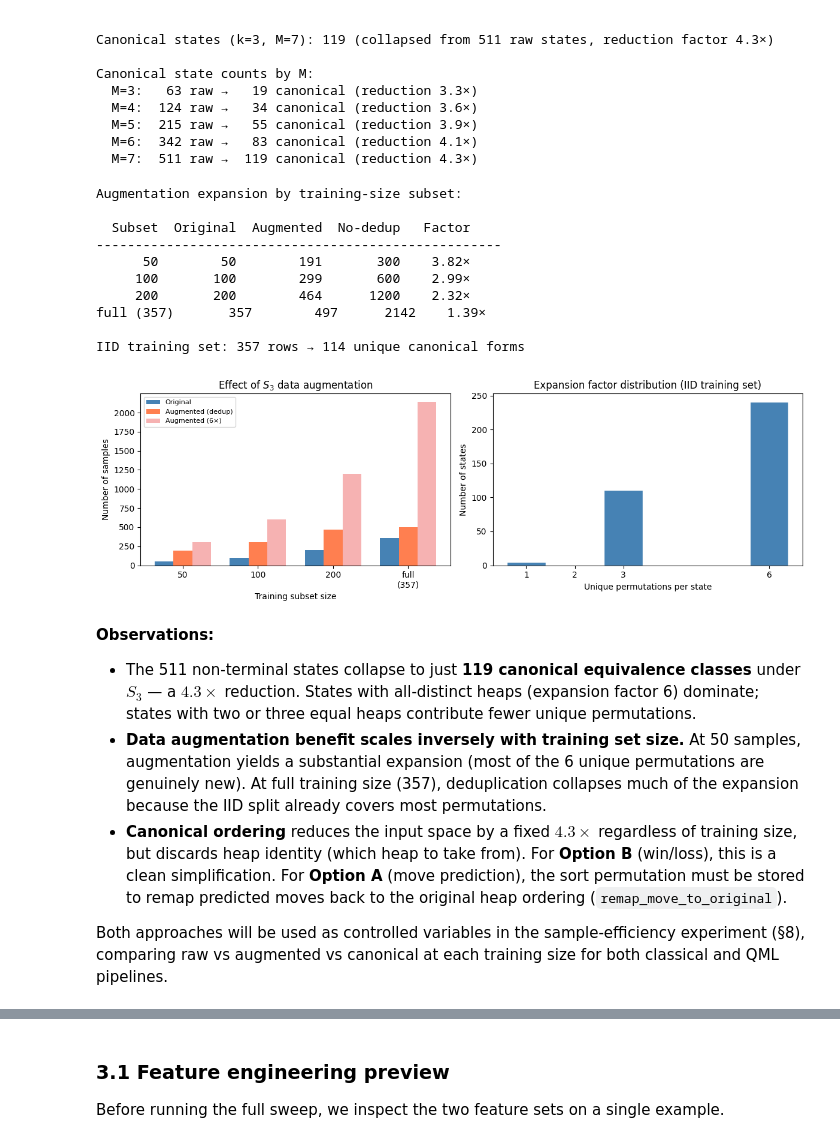
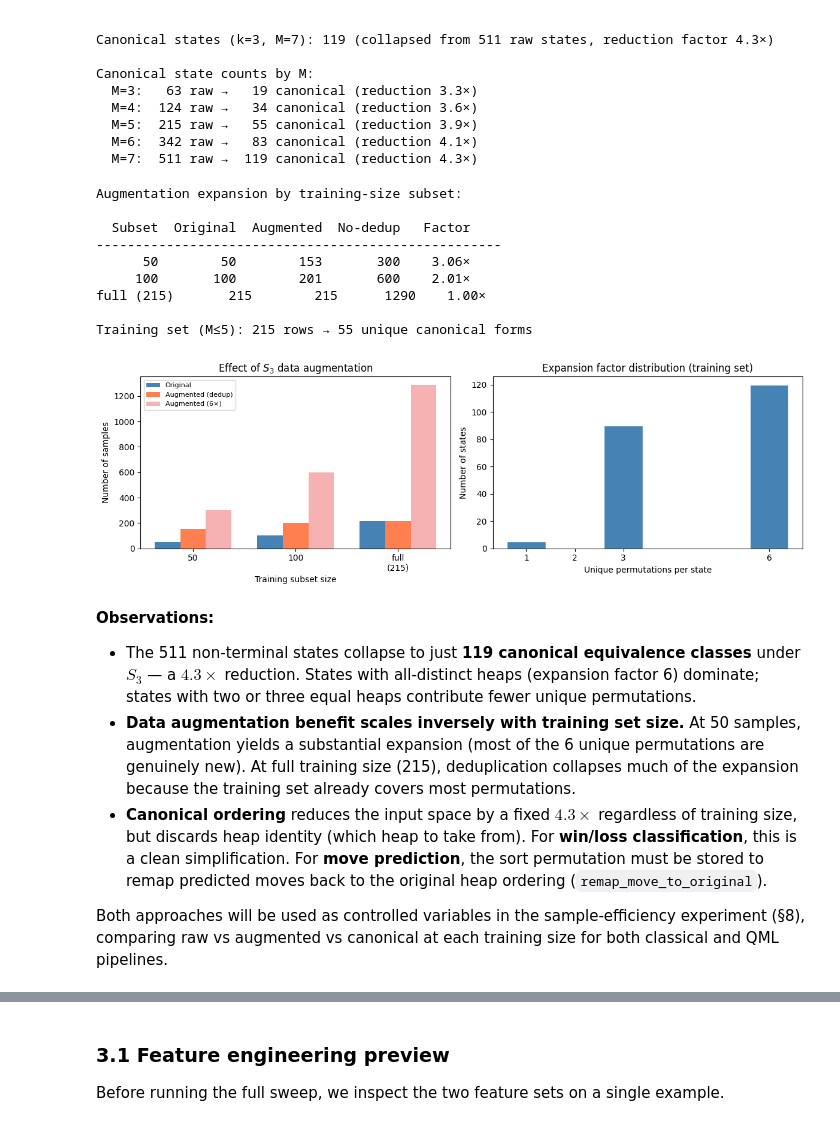
Before and after one commit to gelbh/comp47950-qml-project, a Jupyter notebook: notebooks/qml_project.ipynb, the cells around one changed output, grey strips where cells are left out. Cells and saved outputs as stored; diff of their text form; code cells hidden in the pictures.

```diff
--- a/notebooks/qml_project.ipynb
+++ b/notebooks/qml_project.ipynb
@@ -257,25 +254,20 @@ Three complementary strategies address the class imbalance:
 # %%
-iid = iid_split(dataset, random_state=42)
-subsets = training_subsets(iid.X_train, iid.y_train, sizes=[50, 100, 200],
+ood = ood_split(k=3, M_train=5, M_test=7, random_state=42)
+subsets = training_subsets(ood.X_train, ood.y_train, sizes=[50, 100],
                           random_state=42)
-ood = ood_split(k=3, M_train=5, M_test=7, random_state=42)
 
 named_splits = {
-    "IID Train": iid.y_train,
-    "IID Val": iid.y_val,
-    "IID Test": iid.y_test,
+    "Train (M≤5)": ood.y_train,
+    "Test (M>5)": ood.y_test,
     "Subset 50": subsets[50].y,
     "Subset 100": subsets[100].y,
-    "Subset 200": subsets[200].y,
-    "OOD Train (M ≤ 5)": ood.y_train,
-    "OOD Test (M > 5)": ood.y_test,
 }
 
 balance_splits = split_class_balance(named_splits)
-print("Class balance across all data splits:")
+print("Class balance across train, test, and training-size subsets:")
 display(balance_splits)
 
-weights = compute_class_weights(iid.y_train)
-print(f"\nClass weights (IID training set): losing (0) = {weights[0]:.2f}, winning (1) = {weights[1]:.2f}")
+weights = compute_class_weights(ood.y_train)
+print(f"\nClass weights (training set, 215 samples): losing (0) = {weights[0]:.2f}, winning (1) = {weights[1]:.2f}")
 print(f"  → Losing examples receive {weights[0]/weights[1]:.1f}× the weight of winning examples.")
 # %% [output]
@@ -310,6 +296,6 @@ IID split sizes (M = 7, stratified by win/loss):
 # %%
 print("Training-size subsets for sample-efficiency sweep:")
-for key in [50, 100, 200, "full"]:
+for key in [50, 100, "full"]:
     s = subsets[key]
     print(f"  {str(key):>4s}: {s.size} samples")
 # %% [output]
@@ -399,7 +384,7 @@ print("Augmentation expansion by training-size subset:\n")
 print(f"{'Subset':>8}  {'Original':>8}  {'Augmented':>9}  {'No-dedup':>8}  {'Factor':>7}")
 print("-" * 52)
 
-for key in [50, 100, 200, "full"]:
+for key in [50, 100, "full"]:
     sub = subsets[key]
     X_aug, y_aug = augment_s3(sub.X, sub.y, deduplicate=True)
     X_aug_nd, _ = augment_s3(sub.X, sub.y, deduplicate=False)
@@ -408,66 +393,65 @@ for key in [50, 100, 200, "full"]:
           f"{len(X_aug)/sub.size:>6.2f}×")
 
 # --- Canonical ordering of the training set ---
-X_canon, sort_perms = canonical_order(iid.X_train)
+X_canon, sort_perms = canonical_order(ood.X_train)
 n_unique_canon = len(np.unique(X_canon, axis=0))
-print(f"\nIID training set: {len(iid.X_train)} rows → "
+print(f"\nTraining set (M≤5): {len(ood.X_train)} rows → "
       f"{n_unique_canon} unique canonical forms")
 # %% [output]
 Augmentation expansion by training-size subset:
 
   Subset  Original  Augmented  No-dedup   Factor
 ----------------------------------------------------
-      50        50        191       300    3.82×
-     100       100        299       600    2.99×
-     200       200        464      1200    2.32×
-full (357)       357        497      2142    1.39×
+      50        50        153       300    3.06×
+     100       100        201       600    2.01×
+full (215)       215        215      1290    1.00×
 
-IID training set: 357 rows → 114 unique canonical forms
+Training set (M≤5): 215 rows → 55 unique canonical forms
 # %%
 fig, axes = plt.subplots(1, 2, figsize=(12, 4))
 
 # Left: augmented size vs original size for each subset
-subset_keys = [50, 100, 200, "full"]
+subset_keys = [50, 100, "full"]
 orig_sizes, aug_sizes, aug_nd_sizes = [], [], []
 for key in subset_keys:
     sub = subsets[key]
     X_a, _ = augment_s3(sub.X, sub.y, deduplicate=True)
     X_and, _ = augment_s3(sub.X, sub.y, deduplicate=False)
     orig_sizes.append(sub.size)
     aug_sizes.append(len(X_a))
     aug_nd_sizes.append(len(X_and))
 
 x_pos = np.arange(len(subset_keys))
 w = 0.25
 axes[0].bar(x_pos - w, orig_sizes, w, label="Original", color="steelblue")
 axes[0].bar(x_pos, aug_sizes, w, label="Augmented (dedup)", color="coral")
 axes[0].bar(x_pos + w, aug_nd_sizes, w, label="Augmented (6×)", color="lightcoral", alpha=0.6)
 axes[0].set_xticks(x_pos)
 axes[0].set_xticklabels([str(k) if isinstance(k, int) else f"full\n({subsets[k].size})" for k in subset_keys])
 axes[0].set_xlabel("Training subset size")
 axes[0].set_ylabel("Number of samples")
 axes[0].set_title("Effect of $S_3$ data augmentation")
 axes[0].legend(fontsize=8)
 
 # Right: per-state expansion factor distribution (full training set)
-stats = augmentation_stats(iid.X_train)
+stats = augmentation_stats(ood.X_train)
 counts = stats["n_unique_perms"].value_counts().sort_index()
 axes[1].bar(counts.index, counts.values, color="steelblue", edgecolor="white")
 axes[1].set_xlabel("Unique permutations per state")
 axes[1].set_ylabel("Number of states")
-axes[1].set_title("Expansion factor distribution (IID training set)")
+axes[1].set_title("Expansion factor distribution (training set)")
 axes[1].set_xticks([1, 2, 3, 6])
 
 plt.tight_layout()
 plt.show()
 # %% [output]
-[figure, old version]
+[figure, new version]
 # %% [markdown]
 **Observations:**
 
 - The 511 non-terminal states collapse to just **119 canonical equivalence classes** under $S_3$ — a $4.3\times$ reduction. States with all-distinct heaps (expansion factor 6) dominate; states with two or three equal heaps contribute fewer unique permutations.
-- **Data augmentation benefit scales inversely with training set size.** At 50 samples, augmentation yields a substantial expansion (most of the 6 unique permutations are genuinely new). At full training size (357), deduplication collapses much of the expansion because the IID split already covers most permutations.
-- **Canonical ordering** reduces the input space by a fixed $4.3\times$ regardless of training size, but discards heap identity (which heap to take from). For **Option B** (win/loss), this is a clean simplification. For **Option A** (move prediction), the sort permutation must be stored to remap predicted moves back to the original heap ordering (`remap_move_to_original`).
+- **Data augmentation benefit scales inversely with training set size.** At 50 samples, augmentation yields a substantial expansion (most of the 6 unique permutations are genuinely new). At full training size (215), deduplication collapses much of the expansion because the training set already covers most permutations.
+- **Canonical ordering** reduces the input space by a fixed $4.3\times$ regardless of training size, but discards heap identity (which heap to take from). For **win/loss classification**, this is a clean simplification. For **move prediction**, the sort permutation must be stored to remap predicted moves back to the original heap ordering (`remap_move_to_original`).
 
 Both approaches will be used as controlled variables in the sample-efficiency experiment (§8), comparing raw vs augmented vs canonical at each training size for both classical and QML pipelines.
 # %% [markdown]
```
Also changed, not shown: parts of 35 cells of this notebook.
